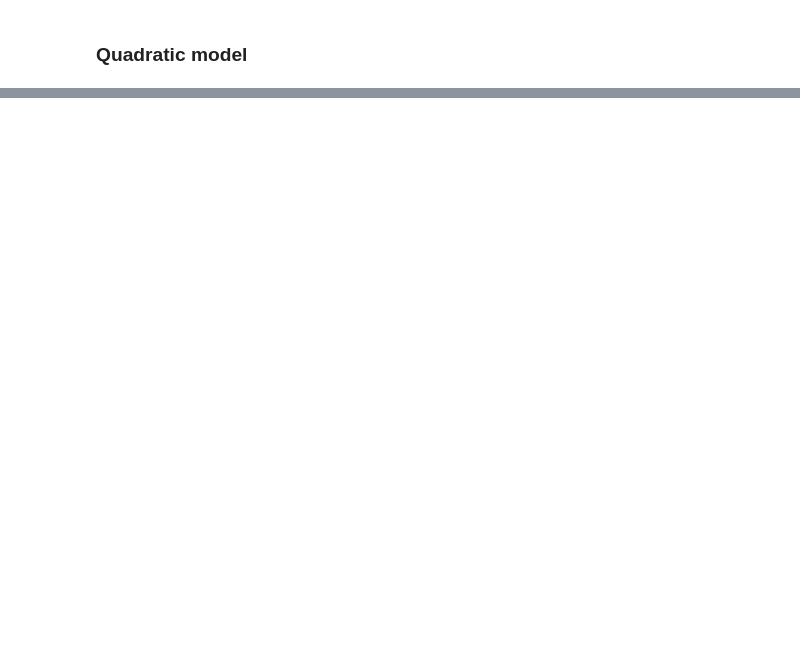
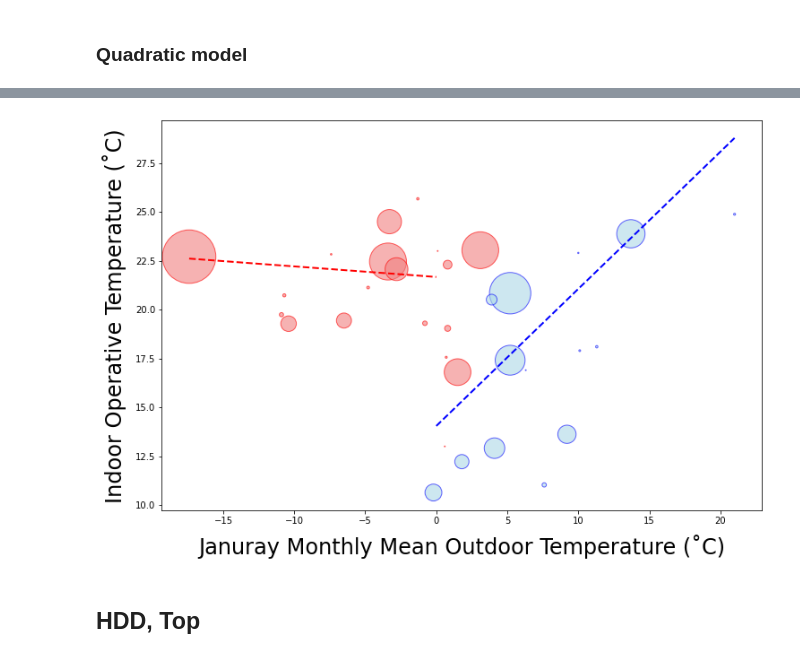
Before and after one commit to ruijis/paper-causal-doing, a Jupyter notebook: Data_regression_discontinuity.ipynb, the cells around one changed output, grey strips where cells are left out. Drawn from its saved outputs; the diff is of its cells as text; code cells hidden in the pictures; blank space fills up the shorter version.

```diff
--- a/Data_regression_discontinuity.ipynb
+++ b/Data_regression_discontinuity.ipynb
@@ -223,0 +242,4 @@ plt.show()
+# %%
+# Split the data into two parts based on the threshold of 16 degrees
+df_below = df_rd[df_rd['distance'] < 0]
+df_above = df_rd[df_rd['distance'] >= 0]
@@ -223,0 +248,10 @@ plt.show()
+# %%
+# # Fit the models for each group
+# model = smf.wls("top~t_out_min", df_rd, weights=df_rd["records"]).fit()
+# model.summary().tables[1]
+
+# Fit the models for each group
+model_below = smf.wls("top ~ t_out_min", weights=df_below["records"], data=df_below).fit()
+model_above = smf.wls("top ~ t_out_min", weights=df_above["records"], data=df_above).fit()
+print(model_below.summary().tables[1])
+print(model_above.summary().tables[1])
@@ -223,0 +271,36 @@ plt.show()
+# %%
+# Initialize figure
+plt.figure(figsize=(12, 8))
+
+# Scatter plot for points below the threshold
+plt.scatter(df_below['t_out_min'], df_below['top'],
+            s=df_below['records'], facecolors='lightblue', edgecolors='blue',
+            alpha=0.6, label='Cool Indoor Environment')
+
+# Scatter plot for points above the threshold
+plt.scatter(df_above['t_out_min'], df_above['top'],
+            s=df_above['records'], facecolors='lightcoral', edgecolors='red',
+            alpha=0.6, label='Warm Indoor Environment')
+
+# Plot the fitted lines smoothly
+t_out_min_grid_above = np.linspace(df_rd['t_out_min'].min(), 0, 500)
+t_out_min_grid = np.linspace(0, df_rd['t_out_min'].max(), 500)
+pred_below = model_below.predict(pd.DataFrame({'t_out_min': t_out_min_grid}))
+pred_above = model_above.predict(pd.DataFrame({'t_out_min': t_out_min_grid_above}))
+plt.plot(t_out_min_grid, pred_below, color='blue', linewidth=2, linestyle='--', label='Fitted (Cool Indoor Environment)')
+plt.plot(t_out_min_grid_above, pred_above, color='red', linewidth=2, linestyle='--', label='Fitted (Warm Indoor Environment)')
+
+# Adjust ticks and labels
+# plt.xticks(np.arange(12, 28, 4), fontsize=20)
+# plt.yticks(np.arange(0.5, 1.05, 0.1), fontsize=20)
+
+# Add axis labels
+plt.xlabel('Januray Monthly Mean Outdoor Temperature (˚C)', fontsize=24, labelpad=10)
+plt.ylabel('Indoor Operative Temperature (˚C)', fontsize=24, labelpad=10)
+
+# Show the plot
+plt.show()
+# %% [output]
+[figure, added]
+# %% [markdown]
+## HDD, Top
```
Also changed, not shown: parts of 26 cells of this notebook, 4 other files.
